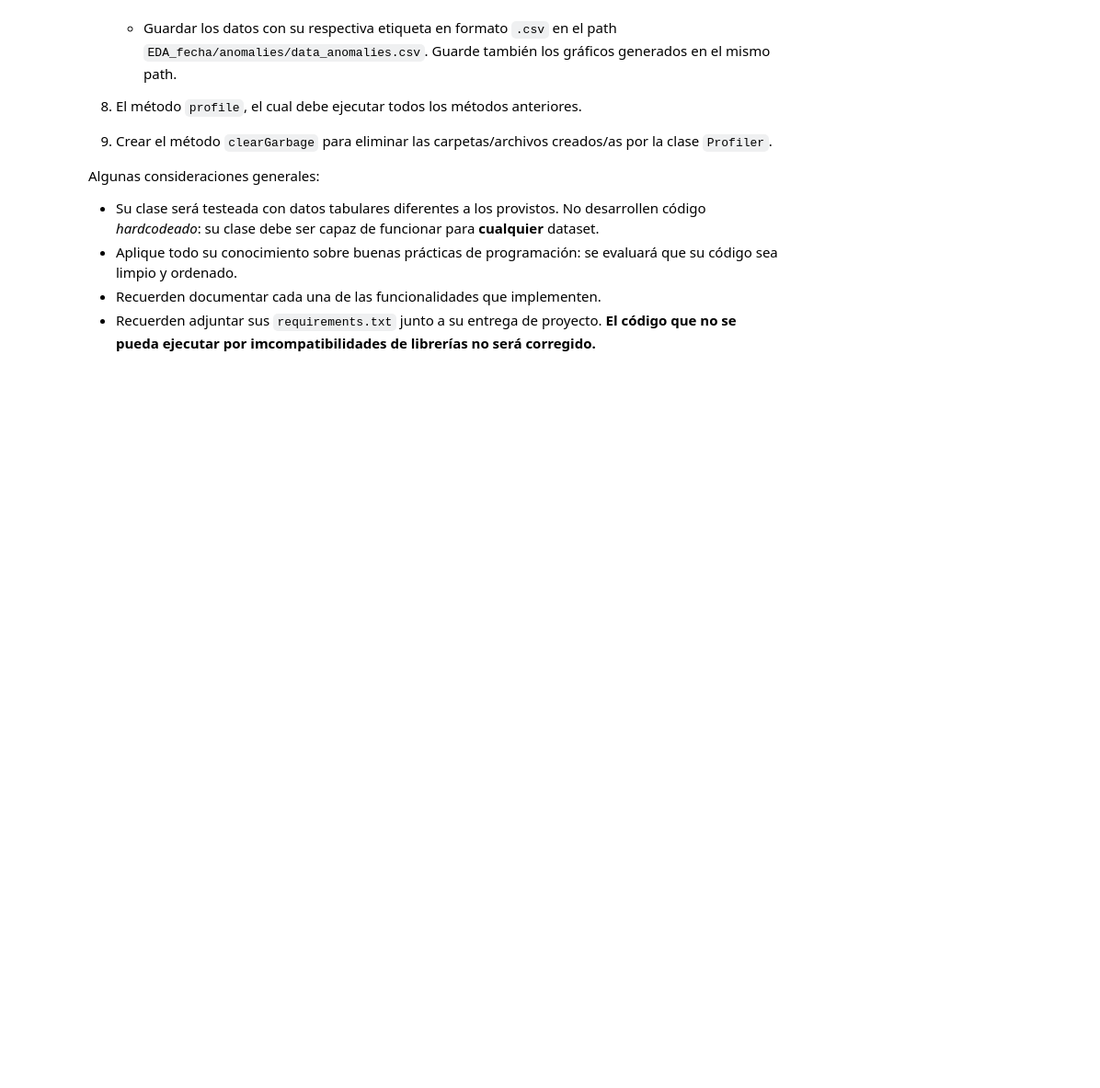
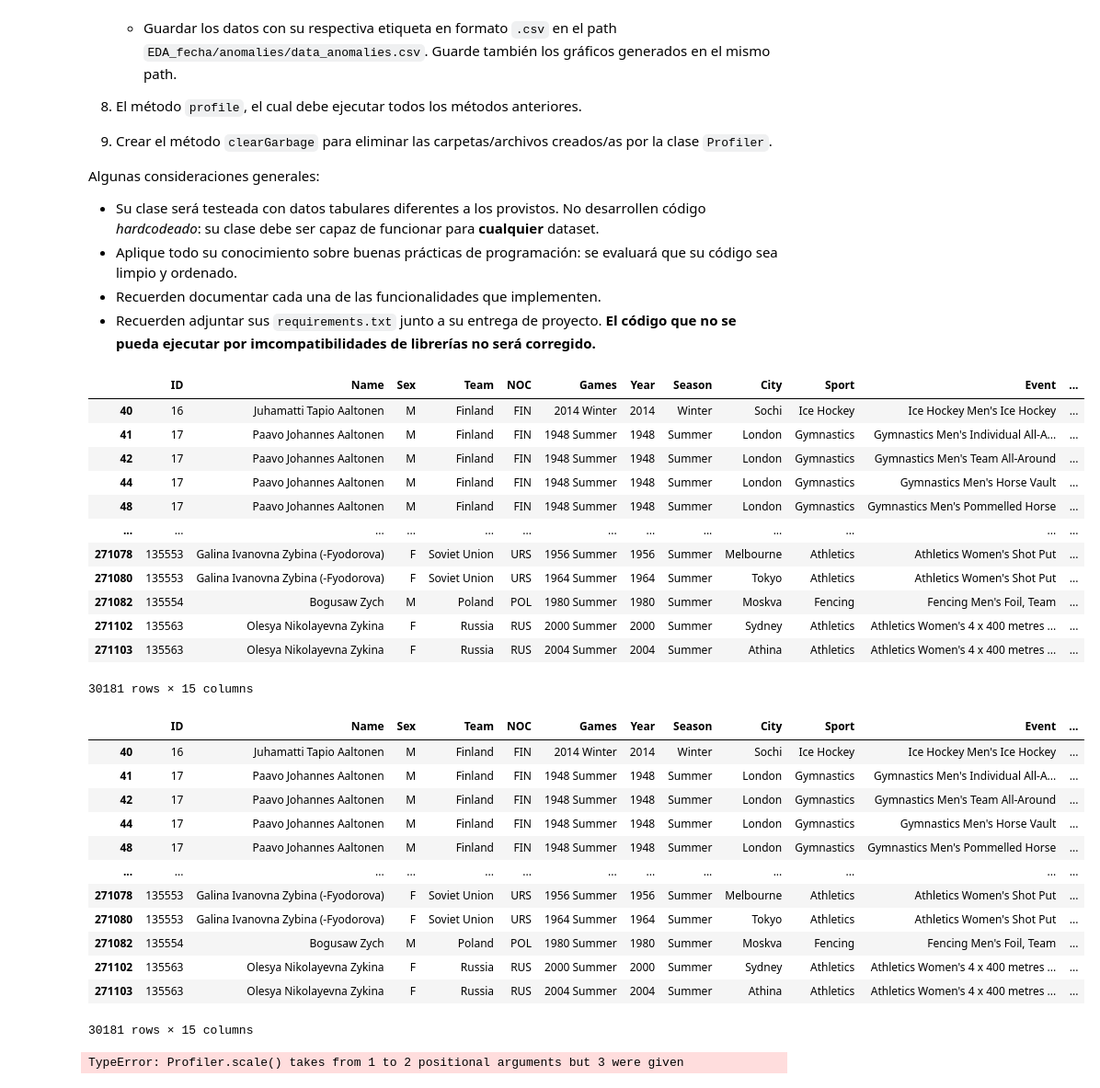
Before and after one commit to tomasaguirre-ignacioalbornoz/MDS7202, a Jupyter notebook: Proyecto1/Proyecto_enunciado.ipynb, the cells around one changed output. Shown at 92% size. Saved outputs shown, nothing was run; the diff lists cells and outputs as text; code cells hidden in the pictures; blank space fills up the shorter version.

```diff
--- a/Proyecto1/Proyecto_enunciado.ipynb
+++ b/Proyecto1/Proyecto_enunciado.ipynb
@@ -679,3 +681,35 @@ profiler = Profiler(df)
+# %%
+profiler = Profiler(df)  # Suponiendo que ya has creado una instancia de la clase Profiler
+
+summ, plt_vars, clean_data, scaled_data, clusters, anomalies = profiler.profile(df, KMeans(n_clusters=3), IsolationForest(), MinMaxScaler())
+# %% [output]
+|  | ID | Name | Sex | Team | NOC | Games | Year | Season | City | Sport | Event | ... |
+| 40 | 16 | Juhamatti Tapio Aaltonen | M | Finland | FIN | 2014 Winter | 2014 | Winter | Sochi | Ice Hockey | Ice Hockey Men's Ice Hockey | ... |
+| 41 | 17 | Paavo Johannes Aaltonen | M | Finland | FIN | 1948 Summer | 1948 | Summer | London | Gymnastics | Gymnastics Men's Individual All-A... | ... |
+| 42 | 17 | Paavo Johannes Aaltonen | M | Finland | FIN | 1948 Summer | 1948 | Summer | London | Gymnastics | Gymnastics Men's Team All-Around | ... |
+| 44 | 17 | Paavo Johannes Aaltonen | M | Finland | FIN | 1948 Summer | 1948 | Summer | London | Gymnastics | Gymnastics Men's Horse Vault | ... |
+| 48 | 17 | Paavo Johannes Aaltonen | M | Finland | FIN | 1948 Summer | 1948 | Summer | London | Gymnastics | Gymnastics Men's Pommelled Horse | ... |
+| ... | ... | ... | ... | ... | ... | ... | ... | ... | ... | ... | ... | ... |
+| 271078 | 135553 | Galina Ivanovna Zybina (-Fyodorova) | F | Soviet Union | URS | 1956 Summer | 1956 | Summer | Melbourne | Athletics | Athletics Women's Shot Put | ... |
+| 271080 | 135553 | Galina Ivanovna Zybina (-Fyodorova) | F | Soviet Union | URS | 1964 Summer | 1964 | Summer | Tokyo | Athletics | Athletics Women's Shot Put | ... |
+| 271082 | 135554 | Bogusaw Zych | M | Poland | POL | 1980 Summer | 1980 | Summer | Moskva | Fencing | Fencing Men's Foil, Team | ... |
+| 271102 | 135563 | Olesya Nikolayevna Zykina | F | Russia | RUS | 2000 Summer | 2000 | Summer | Sydney | Athletics | Athletics Women's 4 x 400 metres ... | ... |
+| 271103 | 135563 | Olesya Nikolayevna Zykina | F | Russia | RUS | 2004 Summer | 2004 | Summer | Athina | Athletics | Athletics Women's 4 x 400 metres ... | ... |
+30181 rows × 15 columns
+|  | ID | Name | Sex | Team | NOC | Games | Year | Season | City | Sport | Event | ... |
+| 40 | 16 | Juhamatti Tapio Aaltonen | M | Finland | FIN | 2014 Winter | 2014 | Winter | Sochi | Ice Hockey | Ice Hockey Men's Ice Hockey | ... |
+| 41 | 17 | Paavo Johannes Aaltonen | M | Finland | FIN | 1948 Summer | 1948 | Summer | London | Gymnastics | Gymnastics Men's Individual All-A... | ... |
+| 42 | 17 | Paavo Johannes Aaltonen | M | Finland | FIN | 1948 Summer | 1948 | Summer | London | Gymnastics | Gymnastics Men's Team All-Around | ... |
+| 44 | 17 | Paavo Johannes Aaltonen | M | Finland | FIN | 1948 Summer | 1948 | Summer | London | Gymnastics | Gymnastics Men's Horse Vault | ... |
+| 48 | 17 | Paavo Johannes Aaltonen | M | Finland | FIN | 1948 Summer | 1948 | Summer | London | Gymnastics | Gymnastics Men's Pommelled Horse | ... |
+| ... | ... | ... | ... | ... | ... | ... | ... | ... | ... | ... | ... | ... |
+| 271078 | 135553 | Galina Ivanovna Zybina (-Fyodorova) | F | Soviet Union | URS | 1956 Summer | 1956 | Summer | Melbourne | Athletics | Athletics Women's Shot Put | ... |
+| 271080 | 135553 | Galina Ivanovna Zybina (-Fyodorova) | F | Soviet Union | URS | 1964 Summer | 1964 | Summer | Tokyo | Athletics | Athletics Women's Shot Put | ... |
+| 271082 | 135554 | Bogusaw Zych | M | Poland | POL | 1980 Summer | 1980 | Summer | Moskva | Fencing | Fencing Men's Foil, Team | ... |
+| 271102 | 135563 | Olesya Nikolayevna Zykina | F | Russia | RUS | 2000 Summer | 2000 | Summer | Sydney | Athletics | Athletics Women's 4 x 400 metres ... | ... |
+| 271103 | 135563 | Olesya Nikolayevna Zykina | F | Russia | RUS | 2004 Summer | 2004 | Summer | Athina | Athletics | Athletics Women's 4 x 400 metres ... | ... |
+30181 rows × 15 columns
+TypeError: Profiler.scale() takes from 1 to 2 positional arguments but 3 were given
 # %%
 profiler.clearGarbage()
 # %% [markdown]
```
Also changed, not shown: parts of 3 cells of this notebook.
